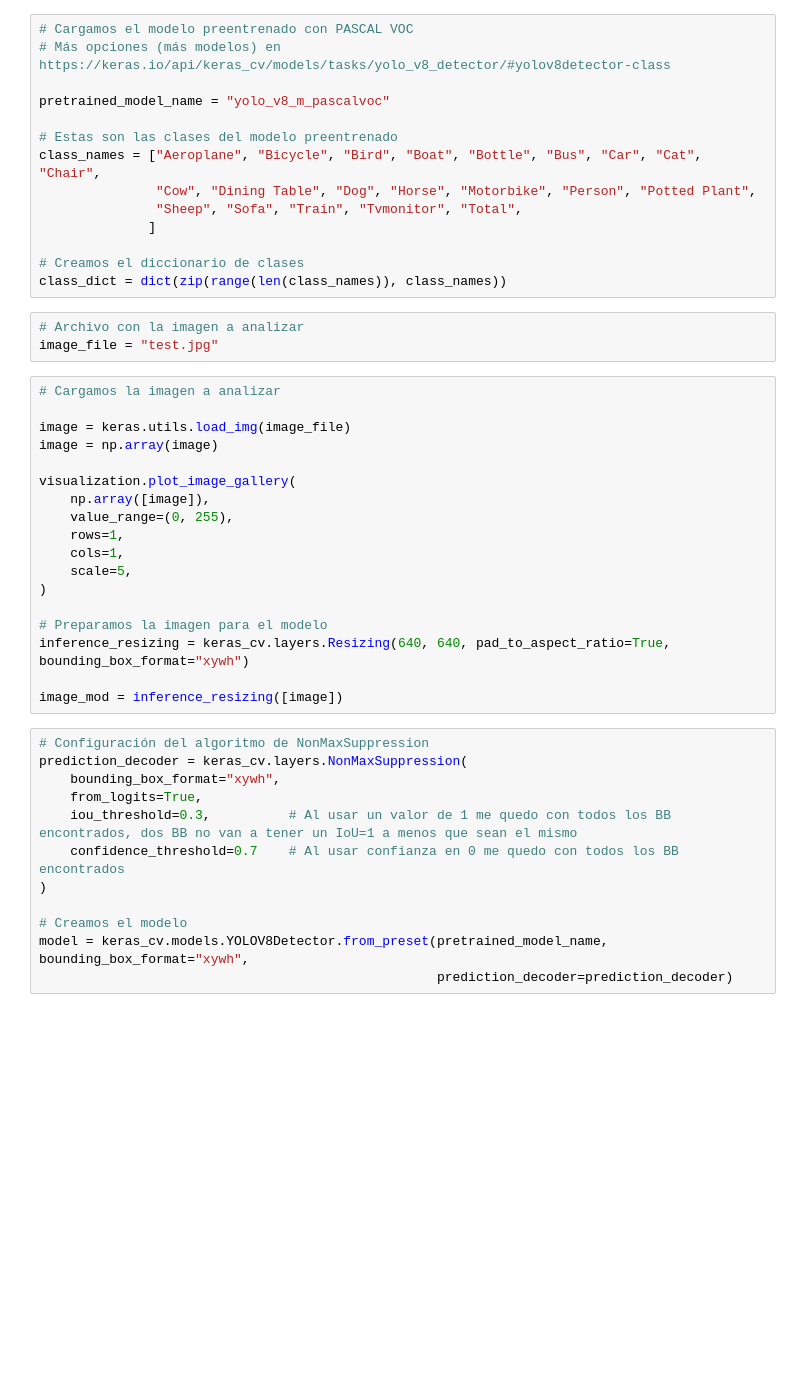
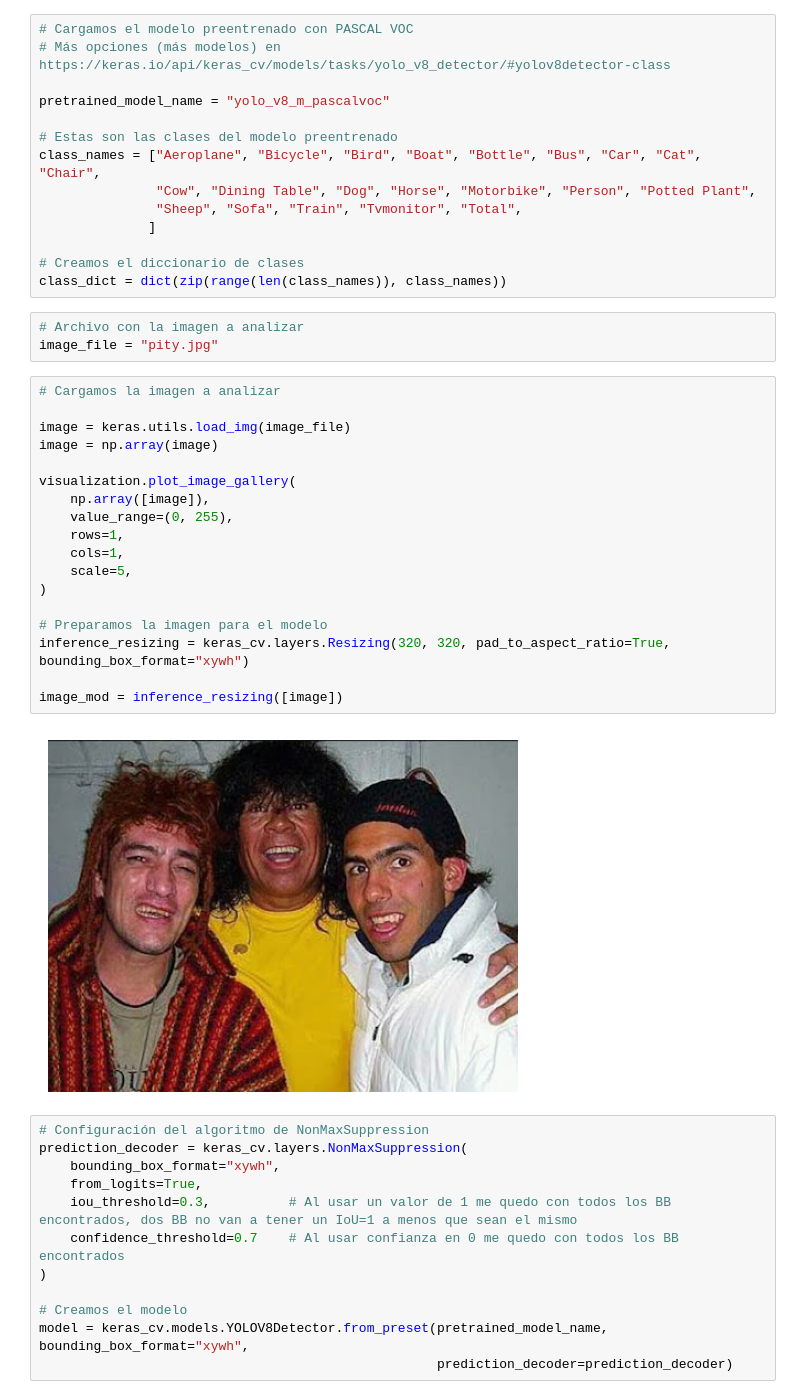
Before and after one commit to josesg998/redesn_2024, a Jupyter notebook: Clase 4/Ejercicio_2.ipynb, the cells around one changed output. Drawn from its saved outputs; the diff is of its cells as text; blank space fills up the shorter version.

```diff
--- a/Clase 4/Ejercicio_2.ipynb
+++ b/Clase 4/Ejercicio_2.ipynb
@@ -21,25 +25,27 @@ class_names = ["Aeroplane", "Bicycle", "Bird", "Boat", "Bottle", "Bus", "Car", "
 class_dict = dict(zip(range(len(class_names)), class_names))
 # %%
 # Archivo con la imagen a analizar
-image_file = "test.jpg"
+image_file = "pity.jpg"
 # %%
 # Cargamos la imagen a analizar
 
 image = keras.utils.load_img(image_file)
 image = np.array(image)
 
 visualization.plot_image_gallery(
     np.array([image]),
     value_range=(0, 255),
     rows=1,
     cols=1,
     scale=5,
 )
 
 # Preparamos la imagen para el modelo
-inference_resizing = keras_cv.layers.Resizing(640, 640, pad_to_aspect_ratio=True, bounding_box_format="xywh")
+inference_resizing = keras_cv.layers.Resizing(320, 320, pad_to_aspect_ratio=True, bounding_box_format="xywh")
 
 image_mod = inference_resizing([image])
+# %% [output]
+[figure, added]
 # %%
 # Configuración del algoritmo de NonMaxSuppression
 prediction_decoder = keras_cv.layers.NonMaxSuppression(
```
Also changed, not shown: parts of 3 cells of this notebook.
